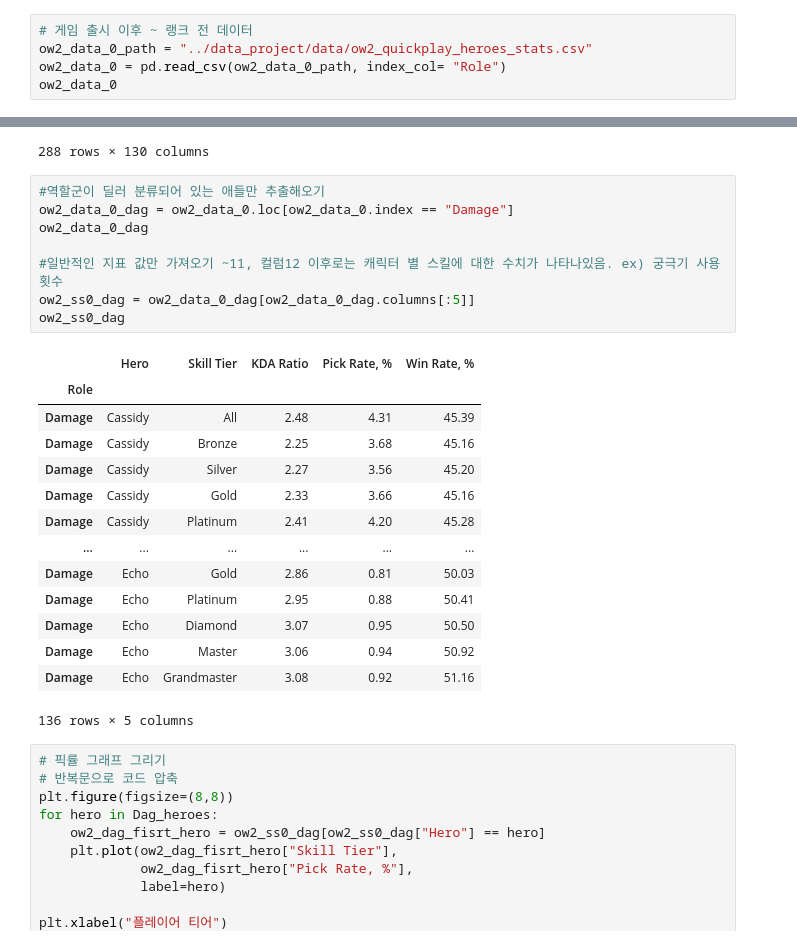
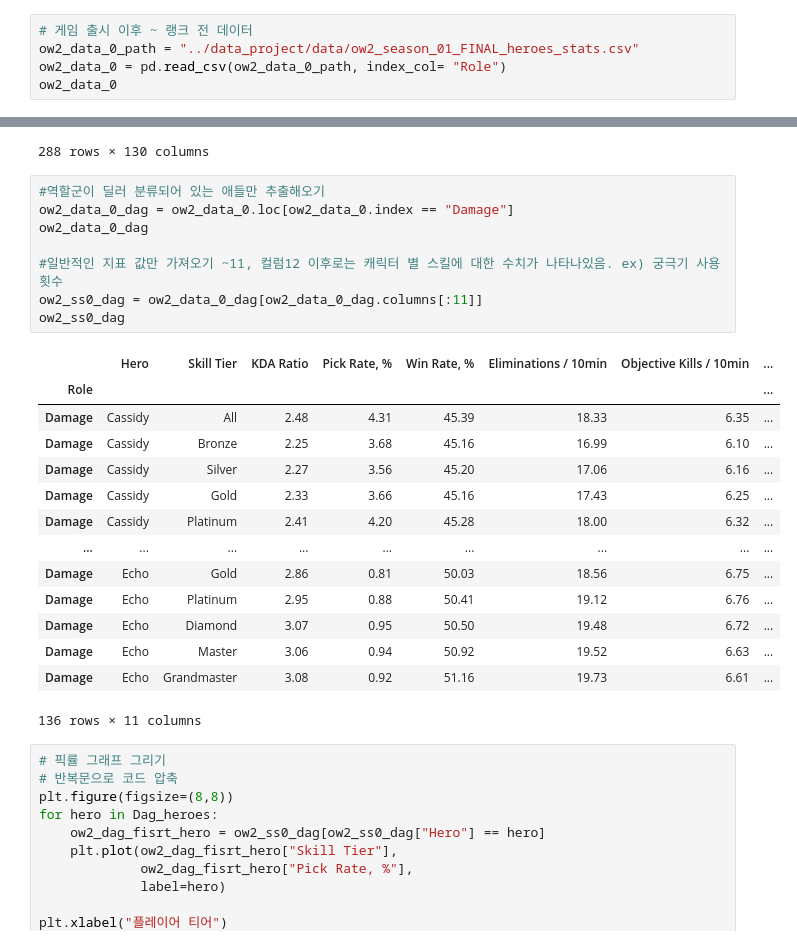
Before and after one commit to Kminseokk/sf3_10_python, a Jupyter notebook: data_project/project4_season0_dag.ipynb, the cells around one changed output, grey strips where cells are left out. Cells and saved outputs as stored; diff of their text form.

```diff
--- a/data_project/project4_season0_dag.ipynb
+++ b/data_project/project4_season0_dag.ipynb
@@ -19,7 +19,7 @@ Dag_heroes_mean = ['Cassidy', 'Genji', 'Hanzo', 'Widowmaker', 'Soldier: 76',
               'Sombra', 'Sojourn', 'Symmetra', 'Torbjorn', 'Echo', 'mean'] #18개
 # %%
 # 게임 출시 이후 ~ 랭크 전 데이터
-ow2_data_0_path = "../data_project/data/ow2_quickplay_heroes_stats.csv"
+ow2_data_0_path = "../data_project/data/ow2_season_01_FINAL_heroes_stats.csv"
 ow2_data_0 = pd.read_csv(ow2_data_0_path, index_col= "Role")
 ow2_data_0
 # %% [output]
@@ -40,26 +40,26 @@ ow2_data_0
 # %%
 #역할군이 딜러 분류되어 있는 애들만 추출해오기
 ow2_data_0_dag = ow2_data_0.loc[ow2_data_0.index == "Damage"]
 ow2_data_0_dag
 
 #일반적인 지표 값만 가져오기 ~11, 컬럼12 이후로는 캐릭터 별 스킬에 대한 수치가 나타나있음. ex) 궁극기 사용 횟수
-ow2_ss0_dag = ow2_data_0_dag[ow2_data_0_dag.columns[:5]]
+ow2_ss0_dag = ow2_data_0_dag[ow2_data_0_dag.columns[:11]]
 ow2_ss0_dag
 # %% [output]
-|  | Hero | Skill Tier | KDA Ratio | Pick Rate, % | Win Rate, % |
-| Role |  |  |  |  |  |
-| Damage | Cassidy | All | 2.48 | 4.31 | 45.39 |
-| Damage | Cassidy | Bronze | 2.25 | 3.68 | 45.16 |
-| Damage | Cassidy | Silver | 2.27 | 3.56 | 45.20 |
-| Damage | Cassidy | Gold | 2.33 | 3.66 | 45.16 |
-| Damage | Cassidy | Platinum | 2.41 | 4.20 | 45.28 |
-| ... | ... | ... | ... | ... | ... |
-| Damage | Echo | Gold | 2.86 | 0.81 | 50.03 |
-| Damage | Echo | Platinum | 2.95 | 0.88 | 50.41 |
-| Damage | Echo | Diamond | 3.07 | 0.95 | 50.50 |
-| Damage | Echo | Master | 3.06 | 0.94 | 50.92 |
-| Damage | Echo | Grandmaster | 3.08 | 0.92 | 51.16 |
+|  | Hero | Skill Tier | KDA Ratio | Pick Rate, % | Win Rate, % | Eliminations / 10min | Objective Kills / 10min | ... |
+| Role |  |  |  |  |  |  |  | ... |
+| Damage | Cassidy | All | 2.48 | 4.31 | 45.39 | 18.33 | 6.35 | ... |
+| Damage | Cassidy | Bronze | 2.25 | 3.68 | 45.16 | 16.99 | 6.10 | ... |
+| Damage | Cassidy | Silver | 2.27 | 3.56 | 45.20 | 17.06 | 6.16 | ... |
+| Damage | Cassidy | Gold | 2.33 | 3.66 | 45.16 | 17.43 | 6.25 | ... |
+| Damage | Cassidy | Platinum | 2.41 | 4.20 | 45.28 | 18.00 | 6.32 | ... |
+| ... | ... | ... | ... | ... | ... | ... | ... | ... |
+| Damage | Echo | Gold | 2.86 | 0.81 | 50.03 | 18.56 | 6.75 | ... |
+| Damage | Echo | Platinum | 2.95 | 0.88 | 50.41 | 19.12 | 6.76 | ... |
+| Damage | Echo | Diamond | 3.07 | 0.95 | 50.50 | 19.48 | 6.72 | ... |
+| Damage | Echo | Master | 3.06 | 0.94 | 50.92 | 19.52 | 6.63 | ... |
+| Damage | Echo | Grandmaster | 3.08 | 0.92 | 51.16 | 19.73 | 6.61 | ... |
-136 rows × 5 columns
+136 rows × 11 columns
 # %%
 # 픽률 그래프 그리기
 # 반복문으로 코드 압축
```
Also changed, not shown: parts of 4 cells of this notebook, 3 other files.
